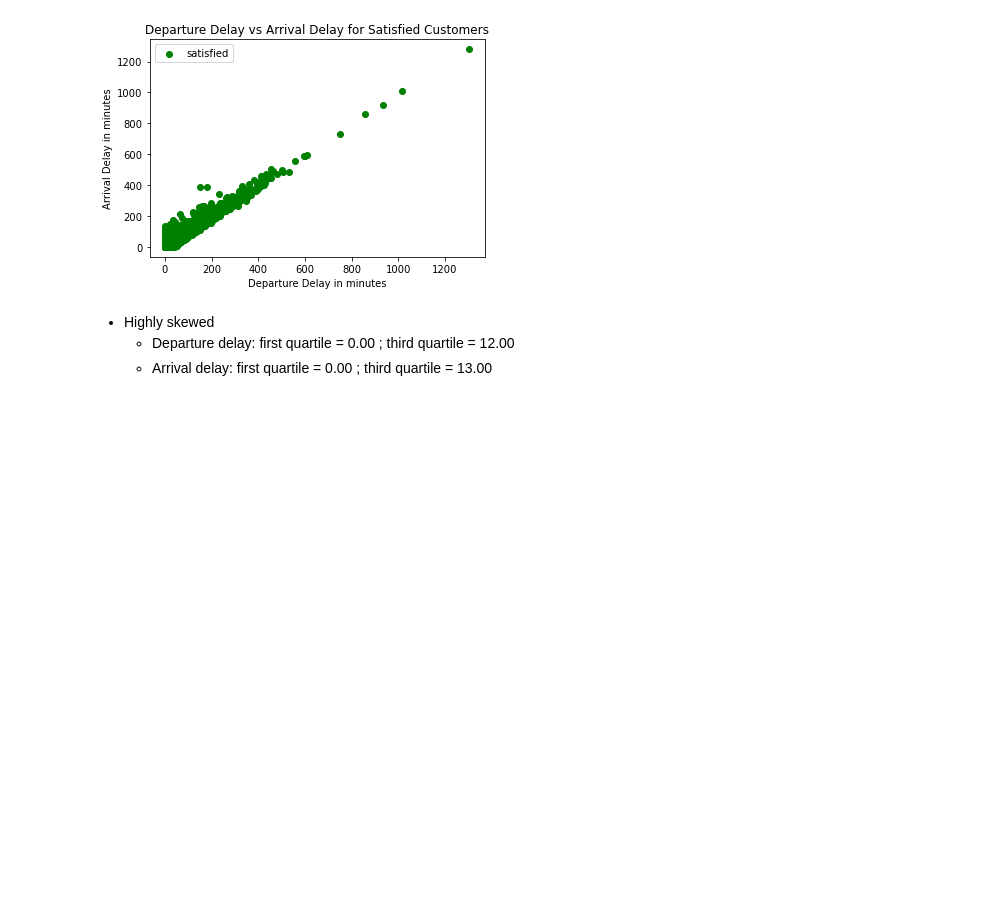
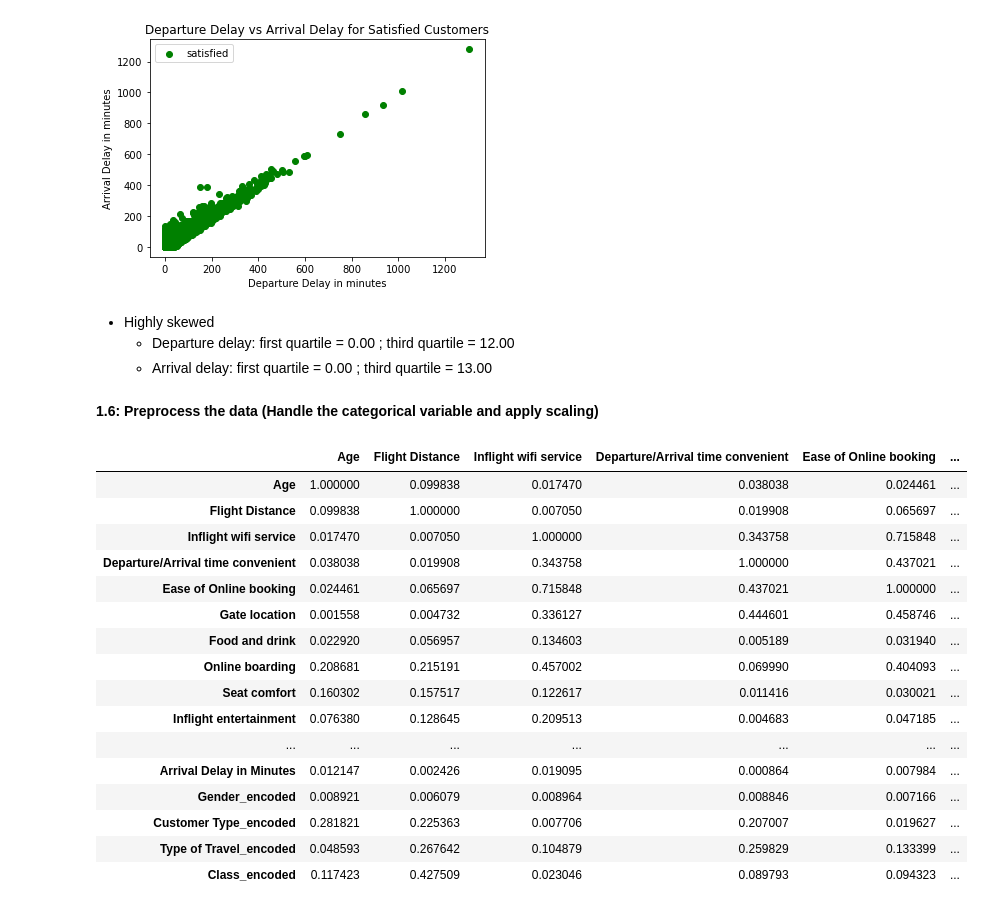
Before and after one commit to KallistaXue/airline-passenger-satisfaction-predictor, a Jupyter notebook: Project Code.ipynb, the cells around one changed output. Saved outputs shown, nothing was run; the diff lists cells and outputs as text; code cells hidden in the pictures; blank space fills up the shorter version.

Commit message:
Finished Data Processing Part

```diff
--- a/Project Code.ipynb
+++ b/Project Code.ipynb
@@ -382,3 +382,34 @@ Text(0.5, 1.0, 'Departure Delay vs Arrival Delay for Satisfied Customers')
 * Highly skewed
   * Departure delay: first quartile = 0.00 ; third quartile = 12.00
   * Arrival delay: first quartile = 0.00 ; third quartile = 13.00
+# %% [markdown]
+**1.6: Preprocess the data (Handle the categorical variable and apply scaling)**
+# %%
+# Encoding Categorical features
+for feature in cat_feats:
+  string=feature+'_encoded'
+  enc = OrdinalEncoder()
+  X_dev[string] = enc.fit_transform(np.asarray(X_dev[feature]).reshape(-1,1))
+  X_test[string] = enc.transform(np.asarray(X_test[feature]).reshape(-1,1))
+# %%
+#Replacing categorical features with encoded counterparts and plotting Correlation matrix
+X_dev = X_dev.drop(columns=cat_feats)
+X_dev.corr().abs().style.background_gradient(cmap='coolwarm')
+# %% [output]
+|  | Age | Flight Distance | Inflight wifi service | Departure/Arrival time convenient | Ease of Online booking | ... |
+| Age | 1.000000 | 0.099838 | 0.017470 | 0.038038 | 0.024461 | ... |
+| Flight Distance | 0.099838 | 1.000000 | 0.007050 | 0.019908 | 0.065697 | ... |
+| Inflight wifi service | 0.017470 | 0.007050 | 1.000000 | 0.343758 | 0.715848 | ... |
+| Departure/Arrival time convenient | 0.038038 | 0.019908 | 0.343758 | 1.000000 | 0.437021 | ... |
+| Ease of Online booking | 0.024461 | 0.065697 | 0.715848 | 0.437021 | 1.000000 | ... |
+| Gate location | 0.001558 | 0.004732 | 0.336127 | 0.444601 | 0.458746 | ... |
+| Food and drink | 0.022920 | 0.056957 | 0.134603 | 0.005189 | 0.031940 | ... |
+| Online boarding | 0.208681 | 0.215191 | 0.457002 | 0.069990 | 0.404093 | ... |
+| Seat comfort | 0.160302 | 0.157517 | 0.122617 | 0.011416 | 0.030021 | ... |
+| Inflight entertainment | 0.076380 | 0.128645 | 0.209513 | 0.004683 | 0.047185 | ... |
+| ... | ... | ... | ... | ... | ... | ... |
+| Arrival Delay in Minutes | 0.012147 | 0.002426 | 0.019095 | 0.000864 | 0.007984 | ... |
+| Gender_encoded | 0.008921 | 0.006079 | 0.008964 | 0.008846 | 0.007166 | ... |
+| Customer Type_encoded | 0.281821 | 0.225363 | 0.007706 | 0.207007 | 0.019627 | ... |
+| Type of Travel_encoded | 0.048593 | 0.267642 | 0.104879 | 0.259829 | 0.133399 | ... |
+| Class_encoded | 0.117423 | 0.427509 | 0.023046 | 0.089793 | 0.094323 | ... |
```
Also changed, not shown: parts of 3 cells of this notebook.
